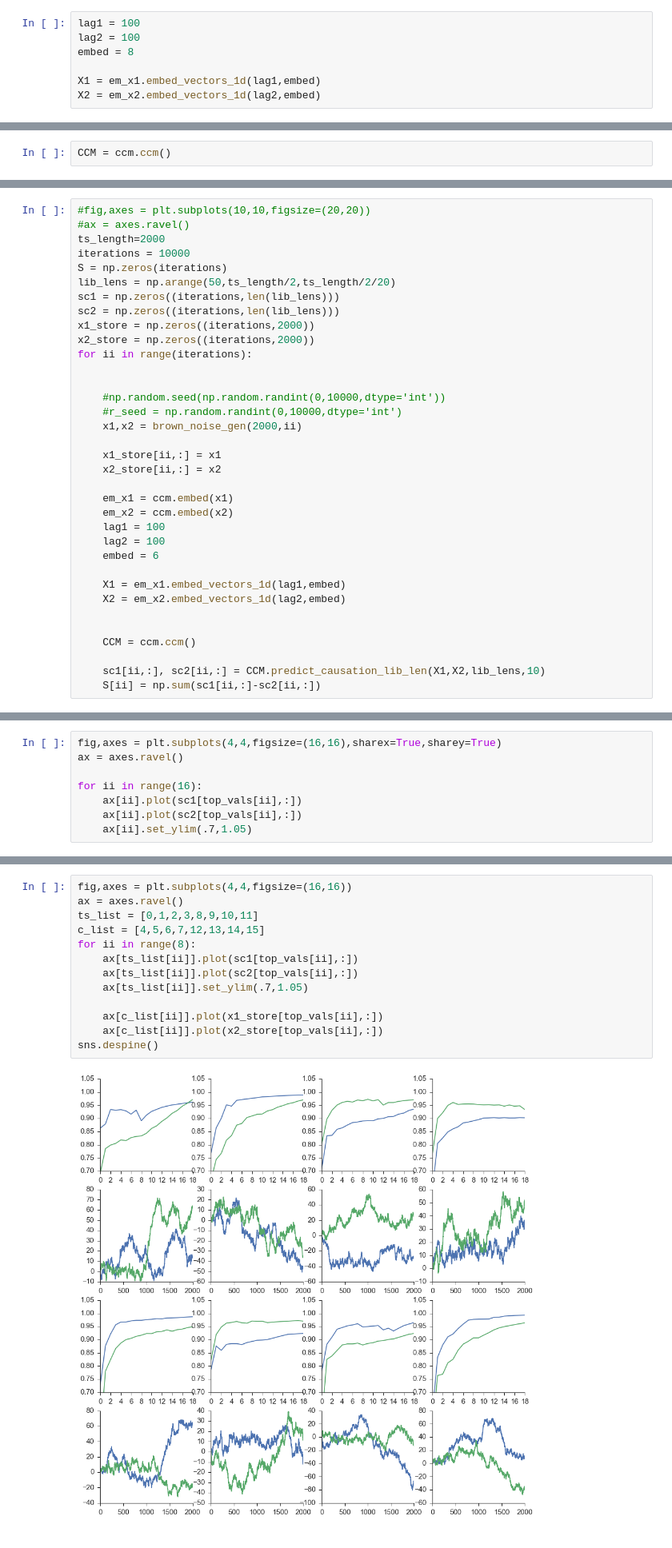
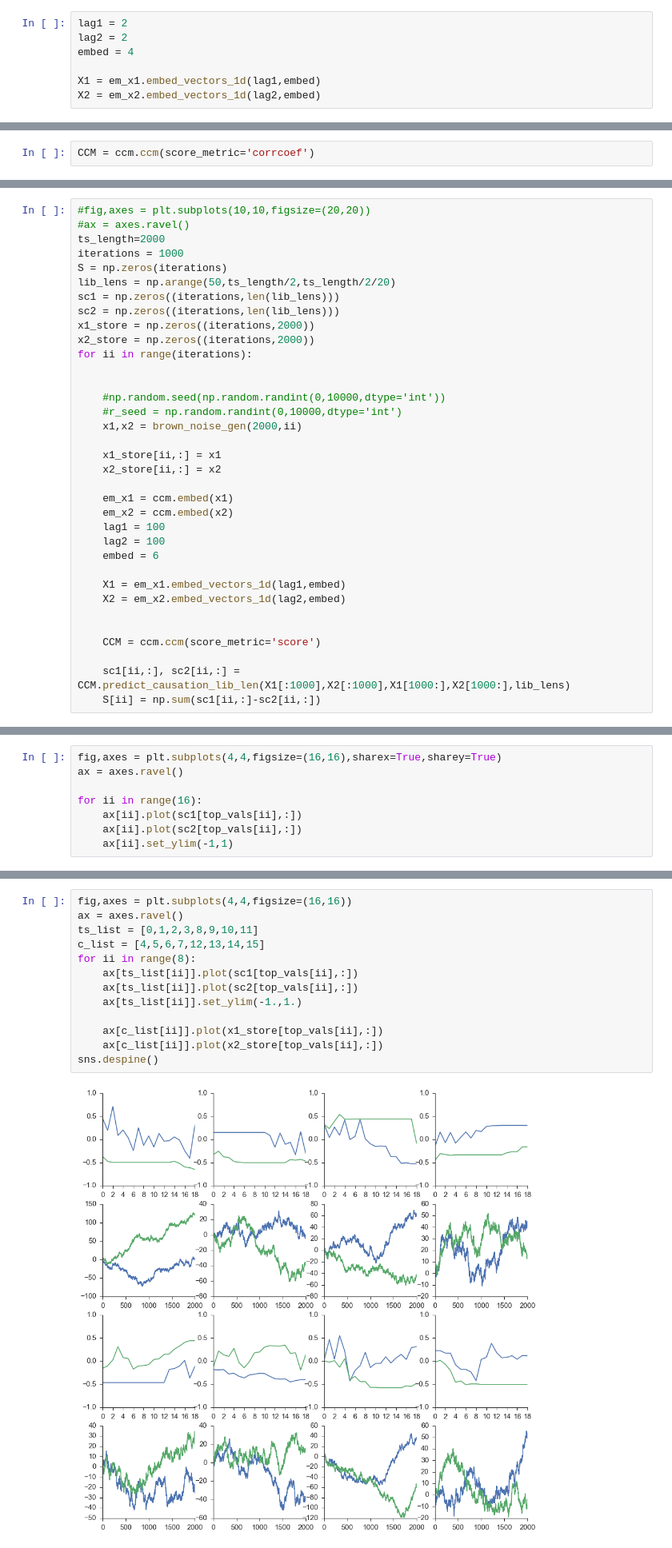
Before and after one commit to nickc1/skccm, a Jupyter notebook: scripts/skCCM_examples.ipynb, the cells around one changed output, grey strips where cells are left out. Shown at 80% size. Saved outputs shown, nothing was run; the diff lists cells and outputs as text.

Commit message:
IT IS SO IMPORTANT TO DO OUT OF SAMPLE PREDICTIONS. so I added that in. I also updated some of the notebooks to reflect these changes. Interesting stuff going on in the periodic mapping like always.

```diff
--- a/scripts/skCCM_examples.ipynb
+++ b/scripts/skCCM_examples.ipynb
@@ -459,7 +482,7 @@ sns.despine()
 # %%
-lag1 = 100
-lag2 = 100
-embed = 8
+lag1 = 2
+lag2 = 2
+embed = 4
 
 X1 = em_x1.embed_vectors_1d(lag1,embed)
 X2 = em_x2.embed_vectors_1d(lag2,embed)
@@ -477,2 +504,2 @@ sns.despine()
 # %%
-CCM = ccm.ccm()
+CCM = ccm.ccm(score_metric='corrcoef')
@@ -505,7 +534,7 @@ def brown_noise_gen(ts_length,seed):
 #fig,axes = plt.subplots(10,10,figsize=(20,20))
 #ax = axes.ravel()
 ts_length=2000
-iterations = 10000
+iterations = 1000
 S = np.zeros(iterations)
 lib_lens = np.arange(50,ts_length/2,ts_length/2/20)
 sc1 = np.zeros((iterations,len(lib_lens)))
@@ -532,8 +561,8 @@ for ii in range(iterations):
     X2 = em_x2.embed_vectors_1d(lag2,embed)
 
 
-    CCM = ccm.ccm()
+    CCM = ccm.ccm(score_metric='score')
 
-    sc1[ii,:], sc2[ii,:] = CCM.predict_causation_lib_len(X1,X2,lib_lens,10)
+    sc1[ii,:], sc2[ii,:] = CCM.predict_causation_lib_len(X1[:1000],X2[:1000],X1[1000:],X2[1000:],lib_lens)
     S[ii] = np.sum(sc1[ii,:]-sc2[ii,:])
 # %%
@@ -588,5 +616,5 @@ ax = axes.ravel()
 for ii in range(16):
     ax[ii].plot(sc1[top_vals[ii],:])
     ax[ii].plot(sc2[top_vals[ii],:])
-    ax[ii].set_ylim(.7,1.05)
+    ax[ii].set_ylim(-1,1)
 # %% [output]
@@ -598,17 +626,17 @@ for ii in range(16):
 # %%
 fig,axes = plt.subplots(4,4,figsize=(16,16))
 ax = axes.ravel()
 ts_list = [0,1,2,3,8,9,10,11]
 c_list = [4,5,6,7,12,13,14,15]
 for ii in range(8):
     ax[ts_list[ii]].plot(sc1[top_vals[ii],:])
     ax[ts_list[ii]].plot(sc2[top_vals[ii],:])
-    ax[ts_list[ii]].set_ylim(.7,1.05)
+    ax[ts_list[ii]].set_ylim(-1.,1.)
 
     ax[c_list[ii]].plot(x1_store[top_vals[ii],:])
     ax[c_list[ii]].plot(x2_store[top_vals[ii],:])
 sns.despine()
 # %% [output]
-[figure, old version]
+[figure, new version]
 # %%
 #fig.savefig('../figures/top_ccm_with_series.png',bbox_inches='tight')
```
Also changed, not shown: parts of 53 cells of this notebook, 3 other files.
